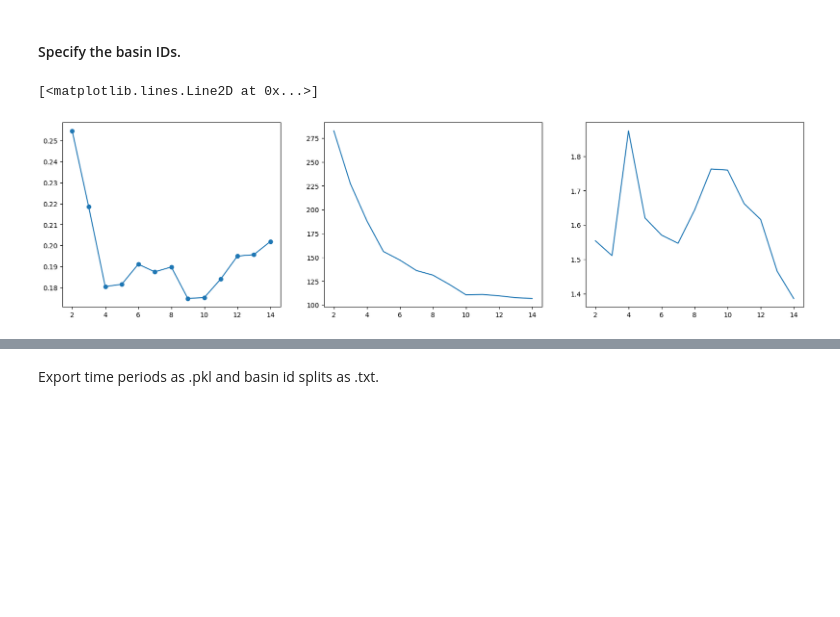
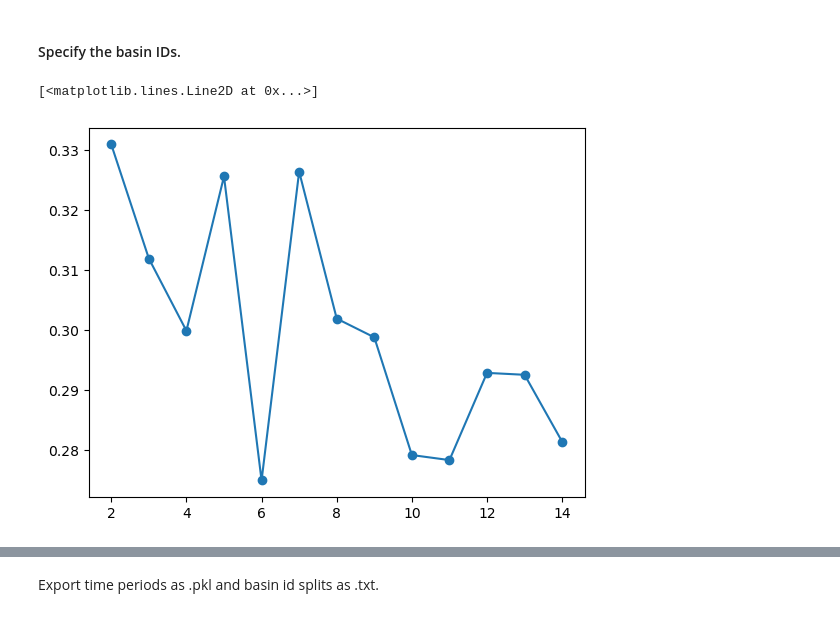
Before and after one commit to tripleUU-U/lamah-ce_lstm, a Jupyter notebook: eda/make_splits.ipynb, the cells around one changed output, grey strips where cells are left out. Saved outputs shown, nothing was run; the diff lists cells and outputs as text; code cells hidden in the pictures; blank space fills up the shorter version.

```diff
--- a/eda/make_splits.ipynb
+++ b/eda/make_splits.ipynb
@@ -96,11 +95,10 @@ print(n_samples)
 # %% [markdown]
 #### Specify the basin IDs.
 # %%
-# Remove NA & non-numeric columns and normalize with z-score for PCA.
+# Remove NA & non-numeric columns and normalize.
 
-scaler = preprocessing.StandardScaler()
+scaler = preprocessing.MinMaxScaler()
 
-# Load attributes and hydrologic indices.
 attributes_shape_path = Path("/home/wuhlmann/BA/data/raw_data/2_LamaH-CE_daily/B_basins_intermediate_all/3_shapefiles/Basins_B.shp")
 hydro_indices_path = Path("/home/wuhlmann/BA/data/raw_data/2_LamaH-CE_daily/D_gauges/1_attributes/Hydro_indices_1981_2017.csv")
 
@@ -116,7 +114,7 @@ scaled_attributes = pd.DataFrame(
     index=numeric_attributes.index
 )
 
-# hy id are used to validate the clusters, which are based on the catchment attributes.
+# Also get hydro indices, to cluster basins based on that.
 hydro_indices = pd.read_table(hydro_indices_path, header=0, sep=";")
 hydro_indices.set_index("ID", inplace=True)
 
@@ -135,37 +133,18 @@ scaled_hy_id = scaled_hy_id.loc[common_ids]
 # %%
 # Apply PCA to minimise cocorrelation.
 
-pca = PCA(n_components=0.9, svd_solver="full")
+pca = PCA(n_components=0.8, svd_solver="full")
 pca_attributes = pca.fit_transform(scaled_attributes)
 pca_hy_id = pca.fit_transform(scaled_hy_id)
 # %%
 s_scores = []
-CH_scores = []
-DB_scores = []
-
-aic_scores = []
-bic_scores = []
 
 for k in range(2,15):
-
-    # Test for k-means.
     labels = KMeans(k,random_state=42).fit_predict(pca_attributes)
     s_scores.append(silhouette_score(pca_attributes,labels))
-    CH_scores.append(calinski_harabasz_score(pca_attributes,labels))
-    DB_scores.append(davies_bouldin_score(pca_attributes, labels))
 
-    # Test for gmm.
-    gmm = GaussianMixture(k, random_state=42)
-    gmm.fit(pca_attributes)
-    aic_scores.append(gmm.aic(pca_attributes))
-    bic_scores.append(gmm.bic(pca_attributes))
-
-fig, axs = plt.subplots(1,3, figsize=(20,5))
-
-axs[0].plot(range(2,15), s_scores, marker="o")
-axs[1].plot(range(2,15), CH_scores)
-axs[2].plot(range(2,15), DB_scores)
+plt.plot(range(2,15), s_scores, marker="o")
 # %% [output]
 [<matplotlib.lines.Line2D at 0x...>]
-[figure, old version]
+[figure, new version]
 # %%
```
Also changed, not shown: parts of 6 cells of this notebook.
